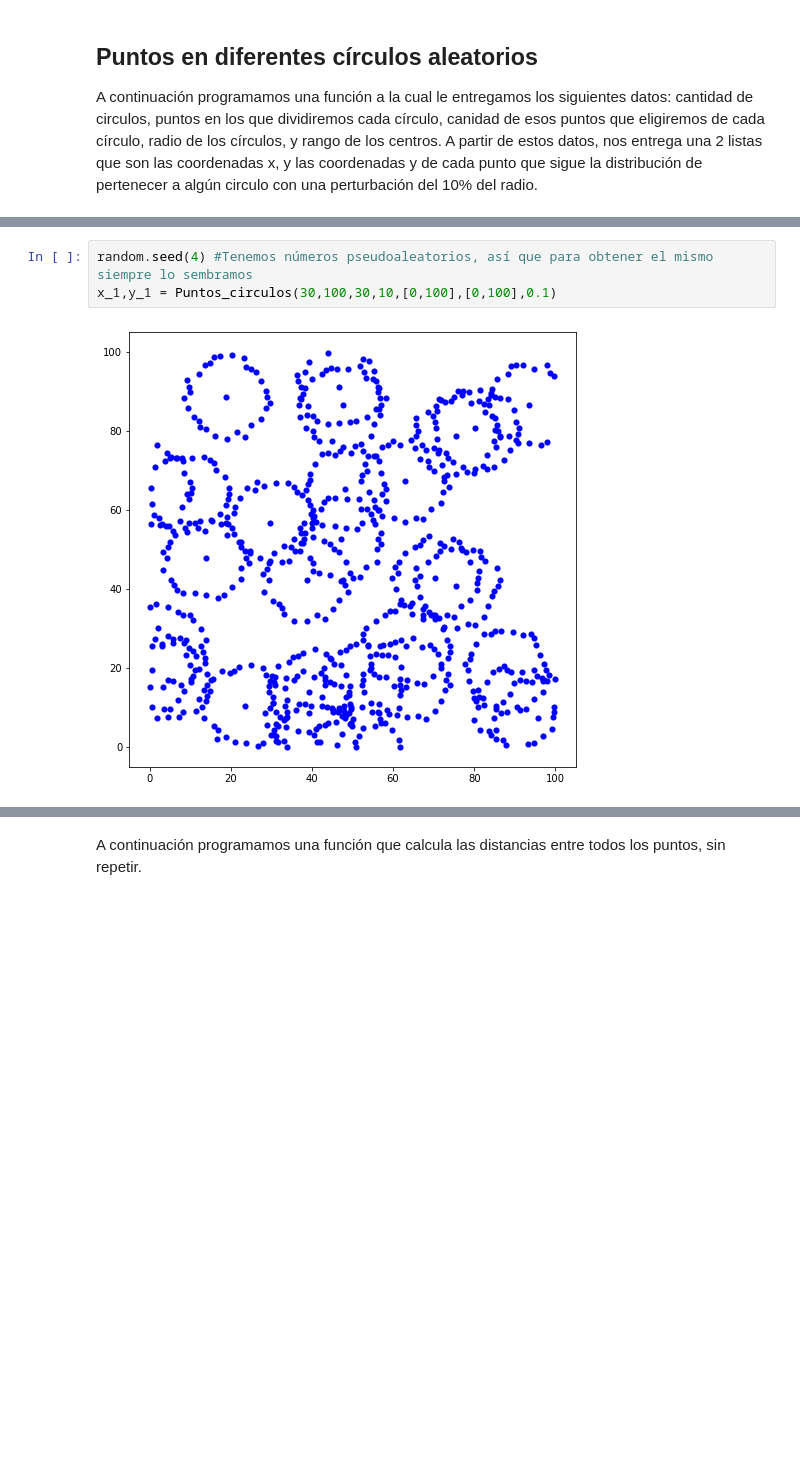
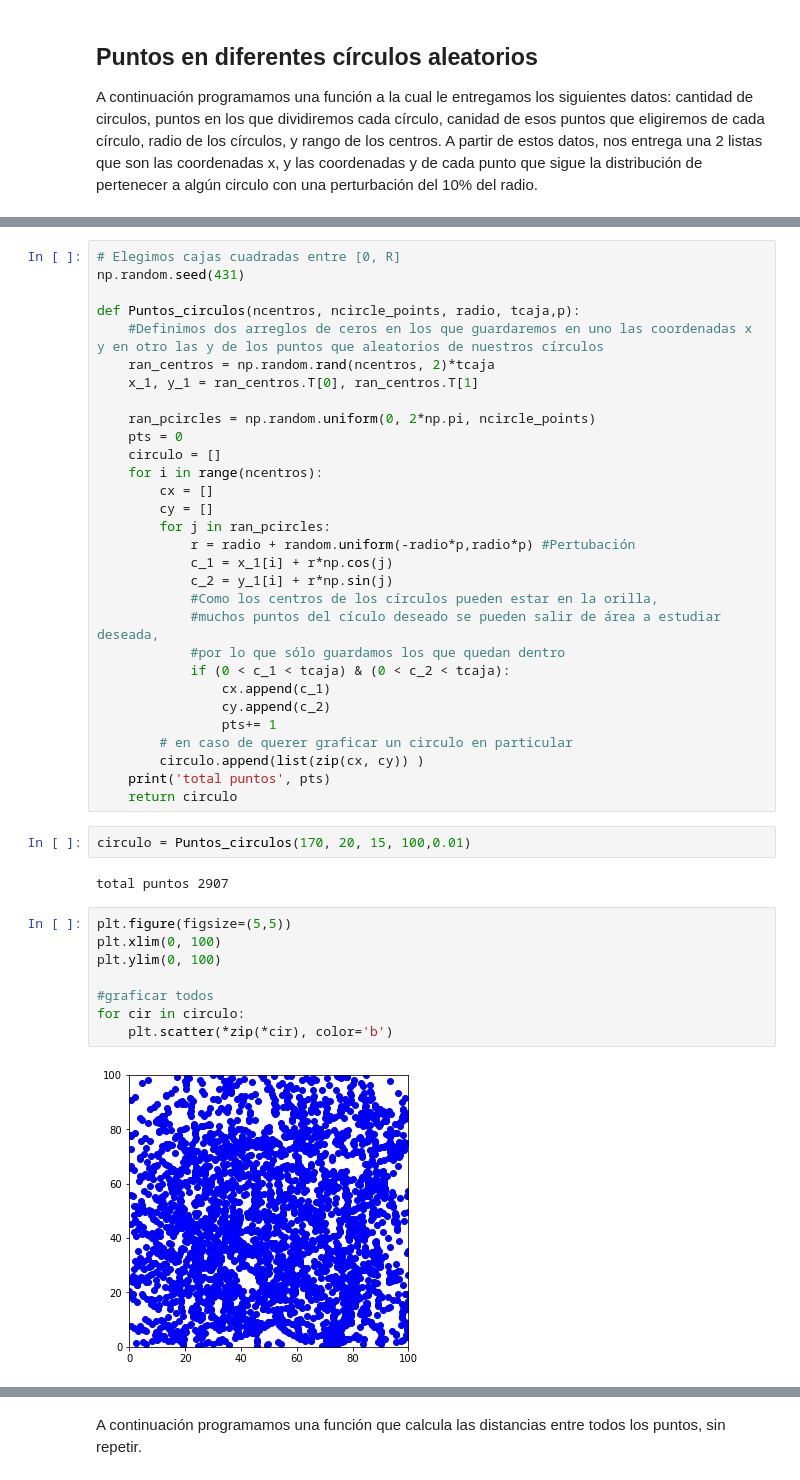
Before and after one commit to SamanthaRizo/F-sica_computacional_python, a Jupyter notebook: Funciones_de_correlación.ipynb, the cells around one changed output, grey strips where cells are left out. Drawn from its saved outputs; the diff is of its cells as text; blank space fills up the shorter version.

```diff
--- a/Funciones_de_correlación.ipynb
+++ b/Funciones_de_correlación.ipynb
@@ -119,5 +55,44 @@ def Puntos_circulos(num, npoints,n,R,a_if,b_if,p):
-# %%
-random.seed(4) #Tenemos números pseudoaleatorios, así que para obtener el mismo siempre lo sembramos
-x_1,y_1 = Puntos_circulos(30,100,30,10,[0,100],[0,100],0.1)
-# %% [output]
-[figure, removed]
+# %%
+# Elegimos cajas cuadradas entre [0, R]
+np.random.seed(431)
+
+def Puntos_circulos(ncentros, ncircle_points, radio, tcaja,p):
+    #Definimos dos arreglos de ceros en los que guardaremos en uno las coordenadas x y en otro las y de los puntos que aleatorios de nuestros círculos
+    ran_centros = np.random.rand(ncentros, 2)*tcaja
+    x_1, y_1 = ran_centros.T[0], ran_centros.T[1]
+
+    ran_pcircles = np.random.uniform(0, 2*np.pi, ncircle_points)
+    pts = 0
+    circulo = []
+    for i in range(ncentros):
+        cx = []
+        cy = []
+        for j in ran_pcircles:
+            r = radio + random.uniform(-radio*p,radio*p) #Pertubación
+            c_1 = x_1[i] + r*np.cos(j)
+            c_2 = y_1[i] + r*np.sin(j)
+            #Como los centros de los círculos pueden estar en la orilla,
+            #muchos puntos del cículo deseado se pueden salir de área a estudiar deseada,
+            #por lo que sólo guardamos los que quedan dentro
+            if (0 < c_1 < tcaja) & (0 < c_2 < tcaja):
+                cx.append(c_1)
+                cy.append(c_2)
+                pts+= 1
+        # en caso de querer graficar un circulo en particular
+        circulo.append(list(zip(cx, cy)) )
+    print('total puntos', pts)
+    return circulo
+# %%
+circulo = Puntos_circulos(170, 20, 15, 100,0.01)
+# %% [output]
+total puntos 2907
+# %%
+plt.figure(figsize=(5,5))
+plt.xlim(0, 100)
+plt.ylim(0, 100)
+
+#graficar todos
+for cir in circulo:
+    plt.scatter(*zip(*cir), color='b')
+# %% [output]
+[figure, added]
```
Also changed, not shown: parts of 168 cells of this notebook.
